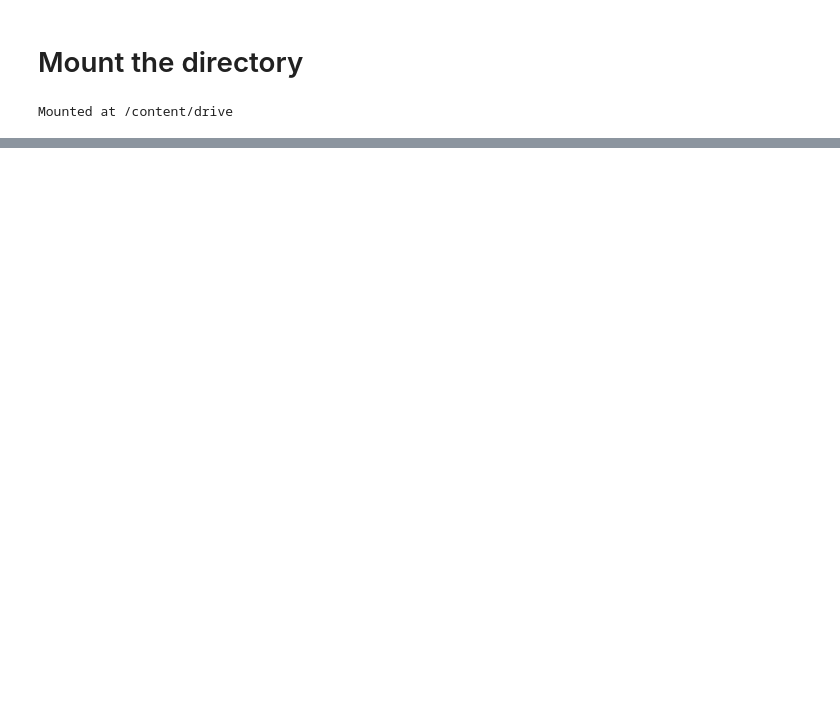
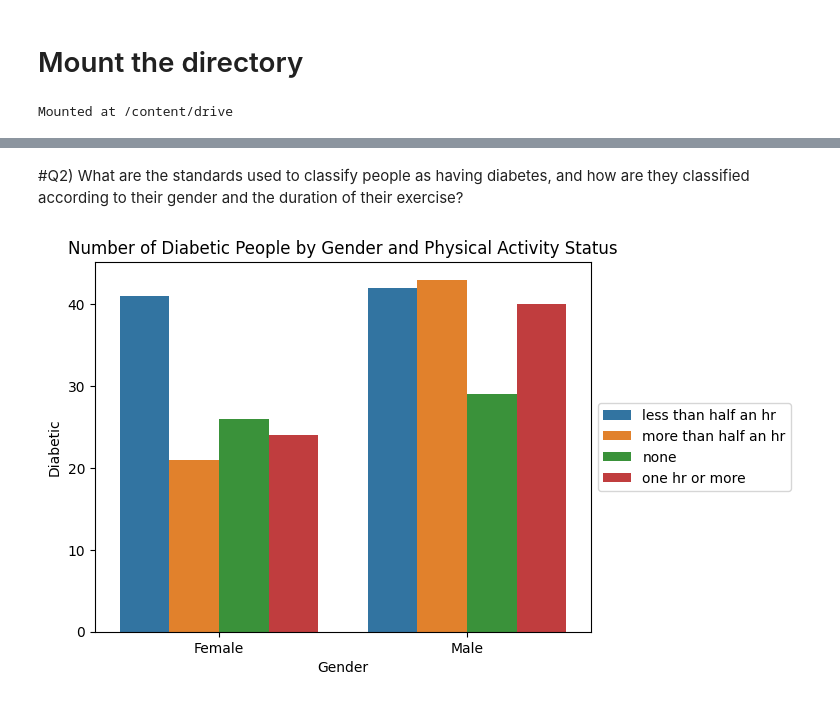
Before and after one commit to UnnatiGawde/DAB-103-05, a Jupyter notebook: DAB_103_Diabetes_Project.ipynb, the cells around one changed output, grey strips where cells are left out. Cells and saved outputs as stored; diff of their text form; code cells hidden in the pictures; blank space fills up the shorter version.

```diff
--- a/DAB_103_Diabetes_Project.ipynb
+++ b/DAB_103_Diabetes_Project.ipynb
@@ -82,0 +222,30 @@ df.describe()
+# %% [markdown]
+#Q2) What are the standards used to classify people as having diabetes, and how are they classified according to their gender and the duration of their exercise?
+# %%
+# filter by diabetic people
+activity_df = clean_df[(clean_df['Diabetic'] == 'yes')]
+
+# Create pivot table
+pivot_table_activity_df = pd.pivot_table(activity_df,
+                                       values= ['Diabetic'],
+                                       index=["Gender", "PhysicallyActive"],
+                                       aggfunc=len)
+
+# Convert pivot table to table
+pivot_table_activity_df = pivot_table_activity_df.reset_index()
+pivot_table_activity_df.columns.name = None
+pivot_table_activity_df
+
+# create barplots for each sub-dataframe in each subplot
+sns.barplot(data = pivot_table_activity_df, x = 'Gender', y = 'Diabetic', hue = 'PhysicallyActive')
+plt.xlabel('Gender')
+plt.ylabel('Diabetic')
+plt.title('Number of Diabetic People by Gender and Physical Activity Status')
+
+# Move the legend outside the plot
+plt.legend(loc='center left', bbox_to_anchor=(1.0, 0.5))
+
+# display the plot
+plt.show()
+# %% [output]
+[figure, added]
```
Also changed, not shown: parts of 29 cells of this notebook.
